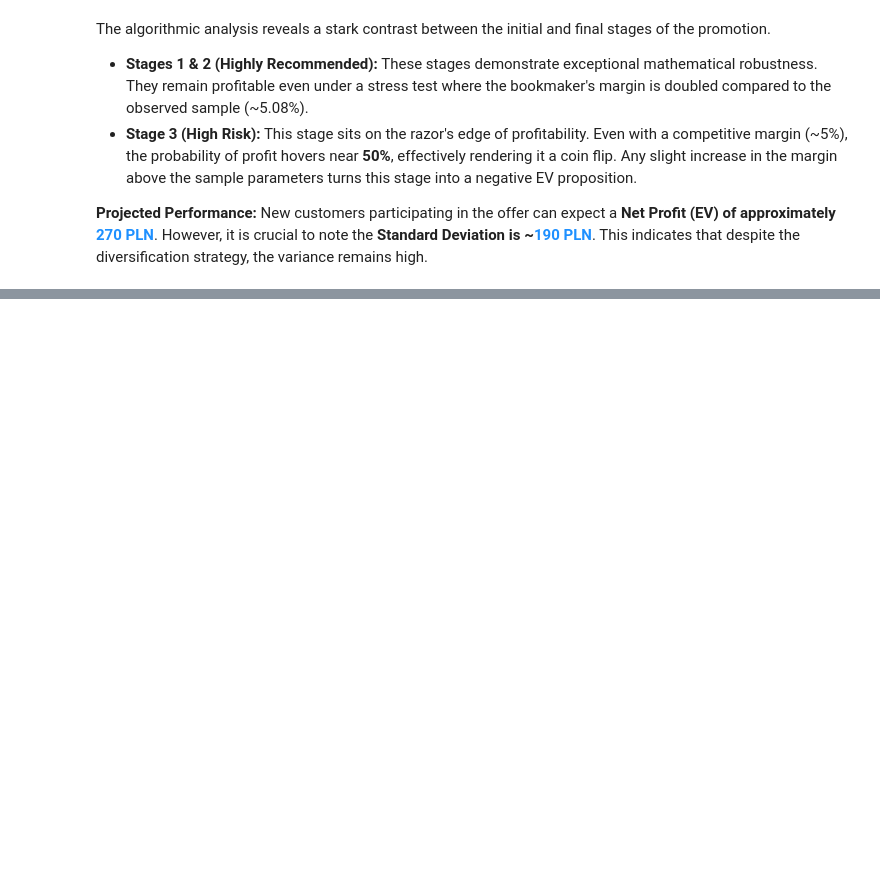
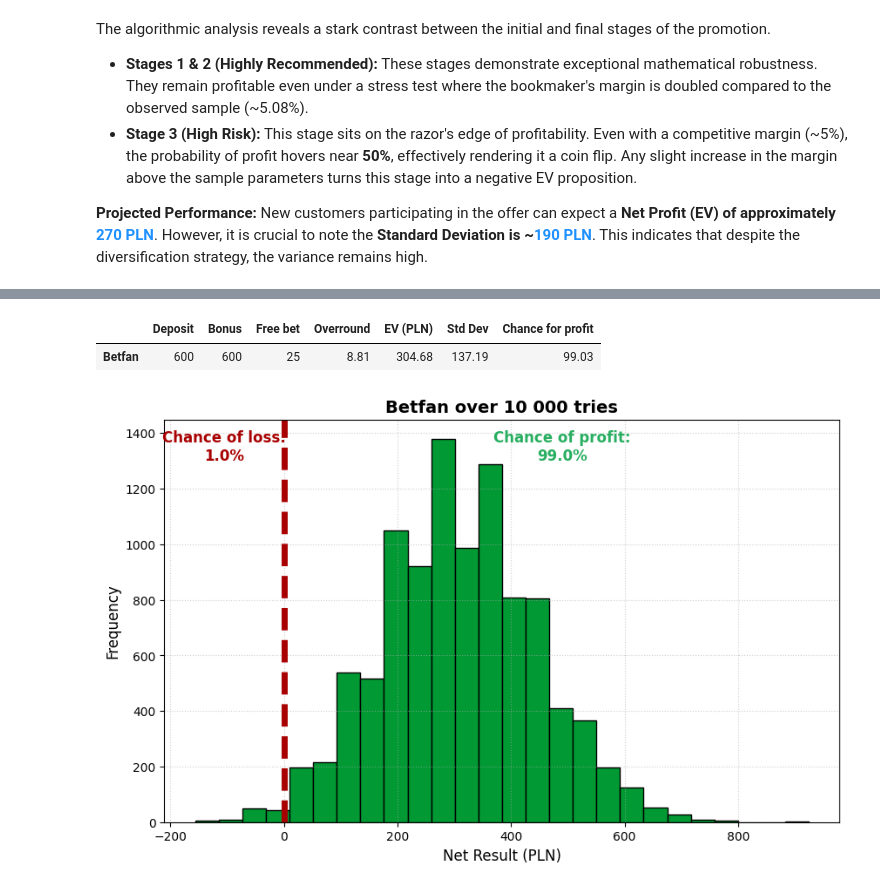
Before and after one commit to nzagozdzon-AGH/Free_Lunch_Theorem, a Jupyter notebook: Bookie_beater.ipynb, the cells around one changed output, grey strips where cells are left out. Cells and saved outputs as stored; diff of their text form; code cells hidden in the pictures; blank space fills up the shorter version.

Commit message:
I analized Etoto's and betfan's offers

```diff
--- a/Bookie_beater.ipynb
+++ b/Bookie_beater.ipynb
@@ -83,0 +102,18 @@ New customers participating in the offer can expect a **Net Profit (EV) of appro
+# %%
+betfan_overround = engine.overround_calculator(odds.betfan_odds)
+data = engine.monte_carlo(offers.Betfan, betfan_overround)
+
+data_values = [
+    [offers.Betfan["deposit"], offers.Betfan["bonus"], offers.Betfan["free_bet"]["value"], (betfan_overround-1)*100, np.mean(data), np.std(data), engine.chance_of_profit(data)],
+]
+columns = ["Deposit", "Bonus","Free bet","Overround","EV (PLN)", "Std Dev", "Chance for profit"]
+index_names = ["Betfan"]
+df = pd.DataFrame(data=data_values, index=index_names, columns=columns)
+df
+# %% [output]
+|  | Deposit | Bonus | Free bet | Overround | EV (PLN) | Std Dev | Chance for profit |
+| Betfan | 600 | 600 | 25 | 8.81 | 304.68 | 137.19 | 99.03 |
+# %%
+engine.visualize_results(data, "Betfan over 10 000 tries", color = "#009933")
+# %% [output]
+[figure, added]
```
Also changed, not shown: parts of 9 cells of this notebook, 3 other files.
